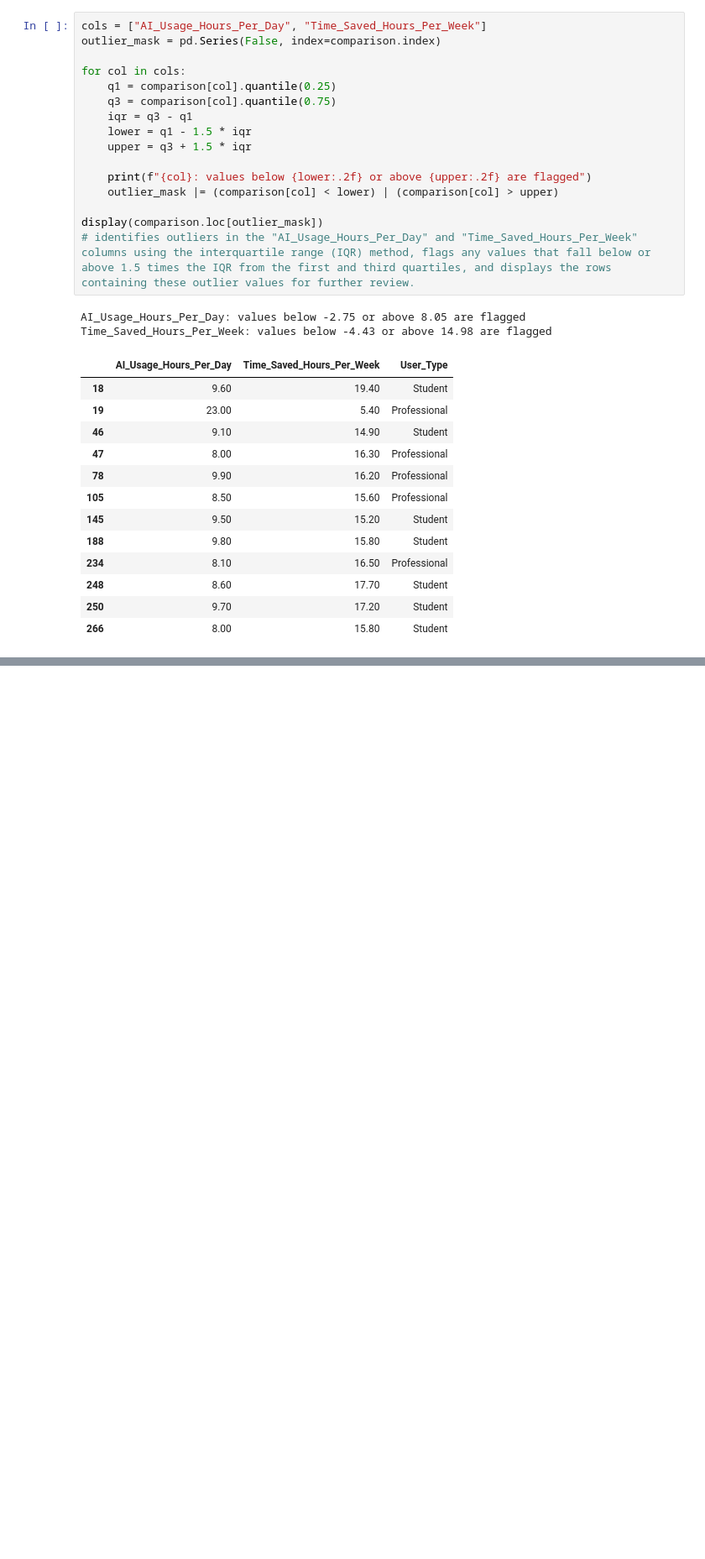
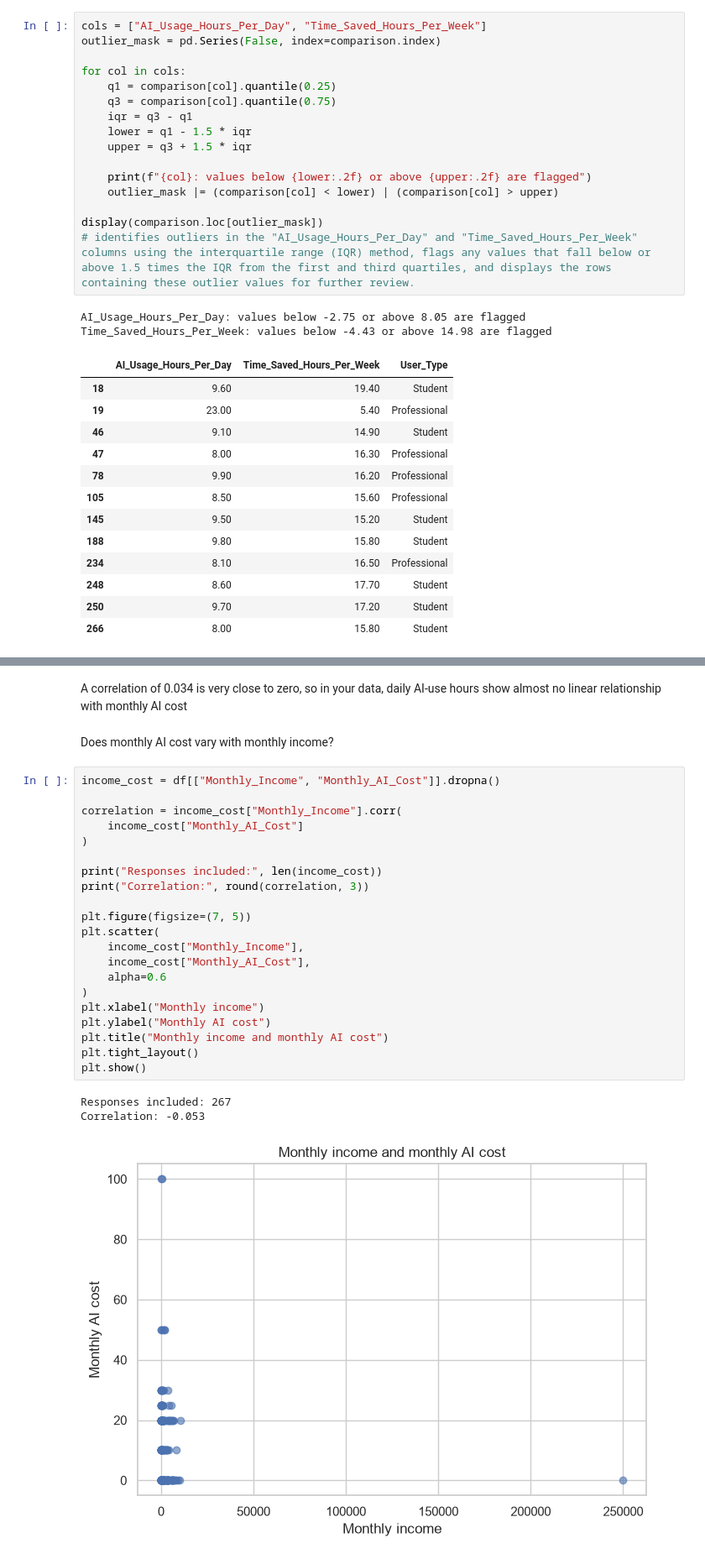
Before and after one commit to jeromgeid-ui/1-day-assignment, a Jupyter notebook: clean_data_AI_Usage_and_impact_on_students_and_professors.ipynb, the cells around one changed output, grey strips where cells are left out. Shown at 84% size. Saved outputs shown, nothing was run; the diff lists cells and outputs as text; blank space fills up the shorter version.

```diff
--- a/clean_data_AI_Usage_and_impact_on_students_and_professors.ipynb
+++ b/clean_data_AI_Usage_and_impact_on_students_and_professors.ipynb
@@ -678,0 +904,29 @@ Time_Saved_Hours_Per_Week: values below -4.43 or above 14.98 are flagged
+# %% [markdown]
+ A correlation of 0.034 is very close to zero, so in your data, daily AI-use hours show almost no linear relationship with monthly AI cost
+# %% [markdown]
+Does monthly AI cost vary with monthly income?
+# %%
+income_cost = df[["Monthly_Income", "Monthly_AI_Cost"]].dropna()
+
+correlation = income_cost["Monthly_Income"].corr(
+    income_cost["Monthly_AI_Cost"]
+)
+
+print("Responses included:", len(income_cost))
+print("Correlation:", round(correlation, 3))
+
+plt.figure(figsize=(7, 5))
+plt.scatter(
+    income_cost["Monthly_Income"],
+    income_cost["Monthly_AI_Cost"],
+    alpha=0.6
+)
+plt.xlabel("Monthly income")
+plt.ylabel("Monthly AI cost")
+plt.title("Monthly income and monthly AI cost")
+plt.tight_layout()
+plt.show()
+# %% [output]
+Responses included: 267
+Correlation: -0.053
+[figure, added]
```
Also changed, not shown: parts of 38 cells of this notebook, 8 other files.
